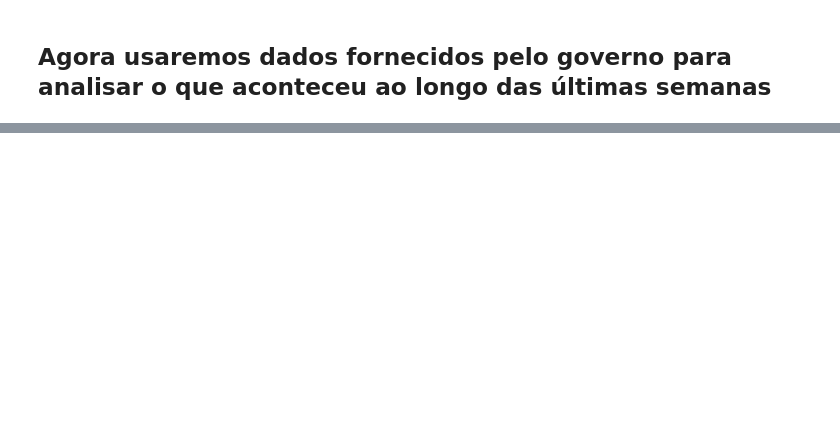
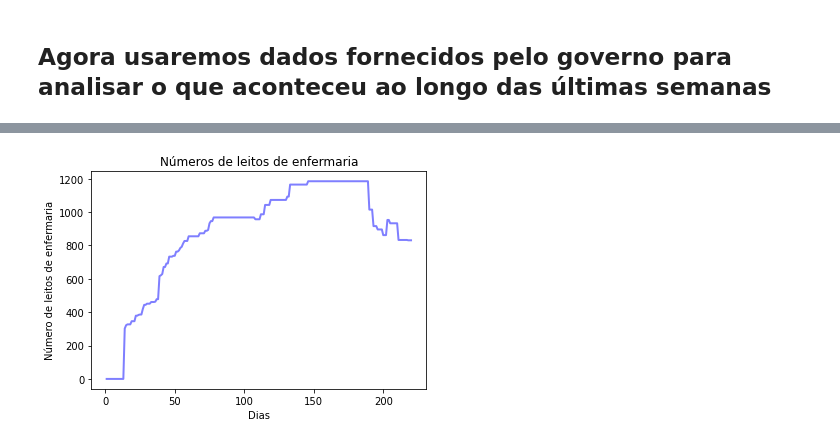
Before and after one commit to jc-costa/COVID-19-no-estado-de-Pernambuco, a Jupyter notebook: COVID-19.ipynb, the cells around one changed output, grey strips where cells are left out. Drawn from its saved outputs; the diff is of its cells as text; code cells hidden in the pictures; blank space fills up the shorter version.

```diff
--- a/COVID-19.ipynb
+++ b/COVID-19.ipynb
@@ -418,0 +405,10 @@ plt.show()
+# %%
+# plotando a taxa de teste
+plt.plot(dataFrameCovid19['leitos_enf'].index, dataFrameCovid19['leitos_enf'].values, 'b', alpha=0.5, lw=2)
+plt.xlabel('Dias')
+plt.ylabel('Número de leitos de enfermaria')
+plt.title('Números de leitos de enfermaria')
+plt.savefig('C:/Users/jeffi/OneDrive/Área de Trabalho/COVID-19-no-estado-de-Pernambuco/Gráficos/leitos_uti.png')
+plt.show()
+# %% [output]
+[figure, added]
```
Also changed, not shown: parts of 63 cells of this notebook, 40 other files.
